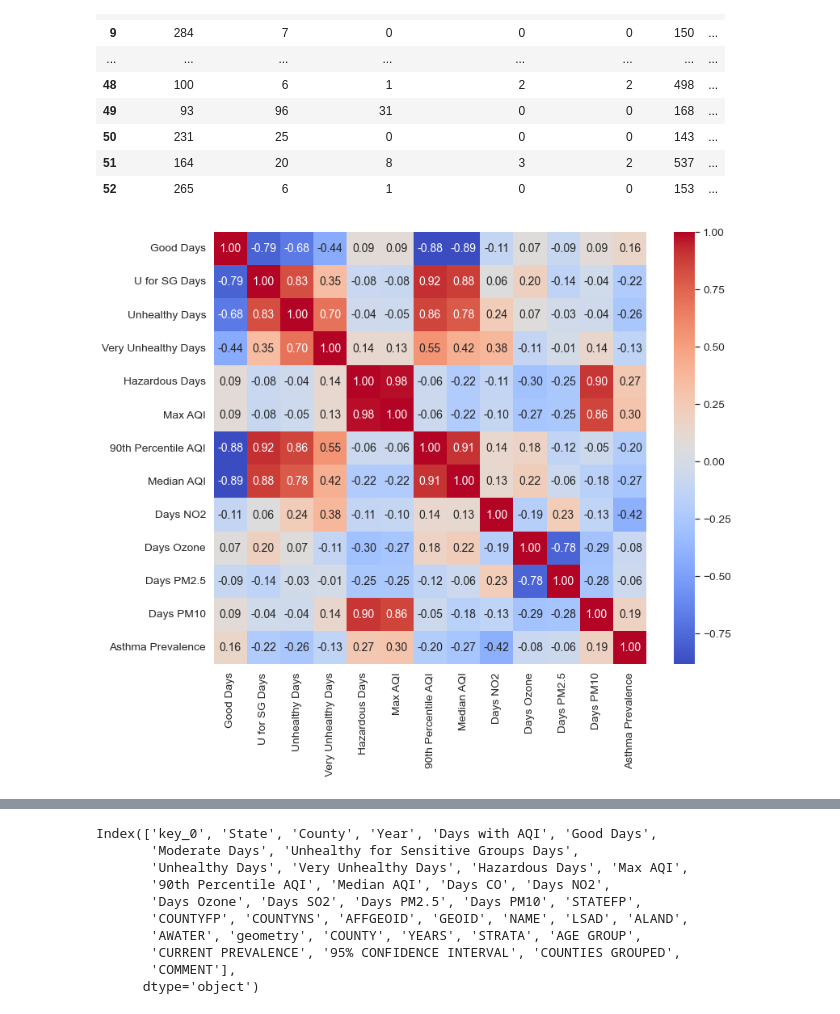
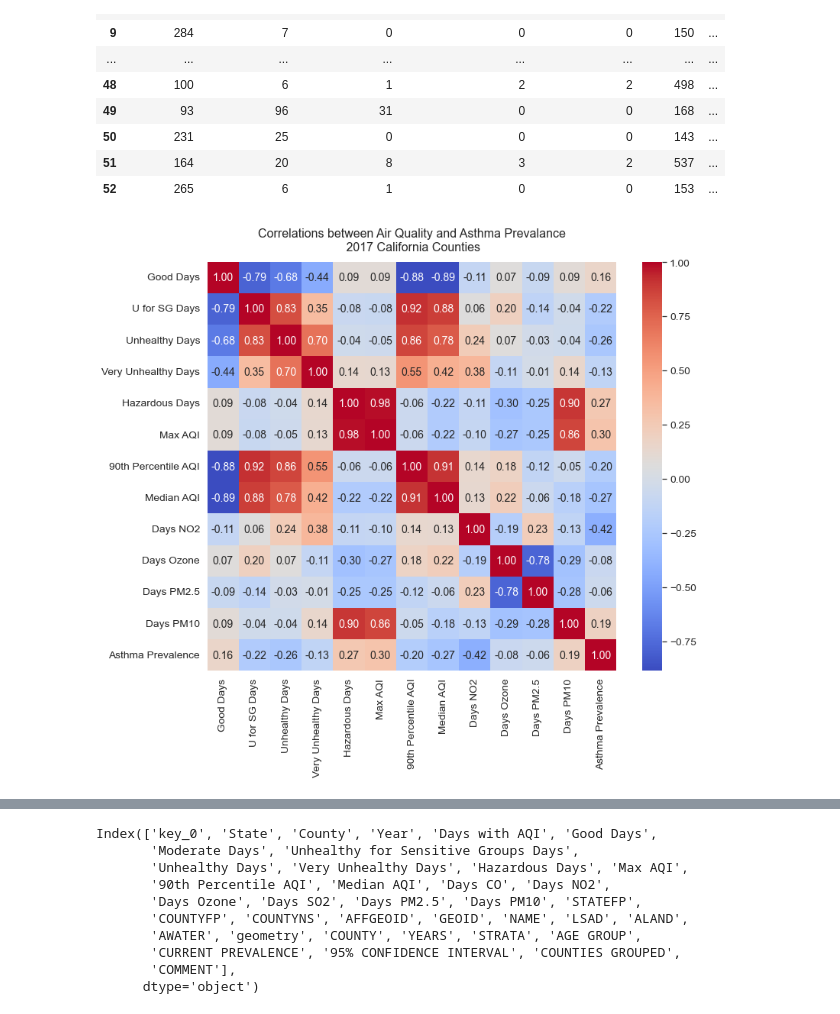
Before and after one commit to mjlaw/FIT_capstone, a Jupyter notebook: Jupyter_notebooks/Air Quality and Asthma part3.ipynb, the cells around one changed output, grey strips where cells are left out. Saved outputs shown, nothing was run; the diff lists cells and outputs as text; code cells hidden in the pictures.

```diff
--- a/Jupyter_notebooks/Air Quality and Asthma part3.ipynb
+++ b/Jupyter_notebooks/Air Quality and Asthma part3.ipynb
@@ -855,21 +877,22 @@ calAsthmaAQI2017Plotting.values
 calAsthmaAQI2017Plotting.values.T
 cm = np.corrcoef(calAsthmaAQI2017Plotting.values.T)
 # %%
+#correlation matrix with heatmap code modified from author Mark Dausch, CIS5400 - Python and Data Science
 sns.set(font_scale=1.25)
 #cbar - boolean to specify whether or not to draw the color bar
 #annot - boolean to specify whether or not to annotate the heatmap
 #square - boolean to specify whether or not to set the Axes aspect
 #to “equal” so each cell will be square-shaped.
 #fmt='.2f' - string formatting code to use when adding annotations
 #annot_kws - dict of key, value mappings, optional keyword arguments for
 #matplotlib.axes.Axes.text() when annot is True
 fig, ax = plt.subplots(figsize=(12,12))
-
+ax.set_title('Correlations between Air Quality and Asthma Prevalance\n 2017 California Counties', pad=15, fontsize=16 )
 hm = sns.heatmap(cm, cmap='coolwarm', cbar=True, cbar_kws={"shrink": 0.82}, annot=True,square=True,fmt='.2f',
                 annot_kws={'size':14},yticklabels=cols,xticklabels=cols,
                 ax=ax)
 # %% [output]
-[figure, old version]
+[figure, new version]
 # %%
 plt.close()
 # %%
```
Also changed, not shown: parts of 43 cells of this notebook, 1 other file.
